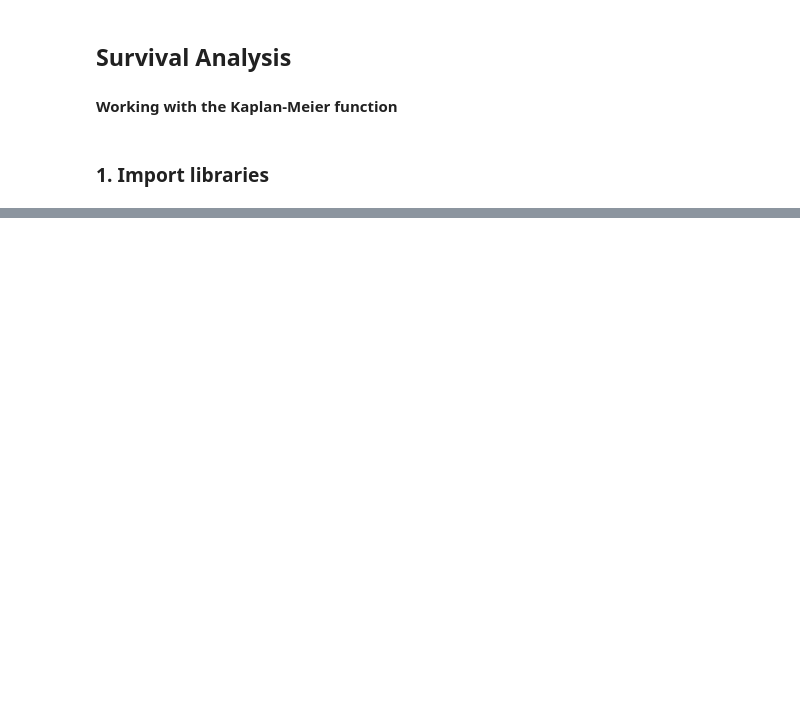
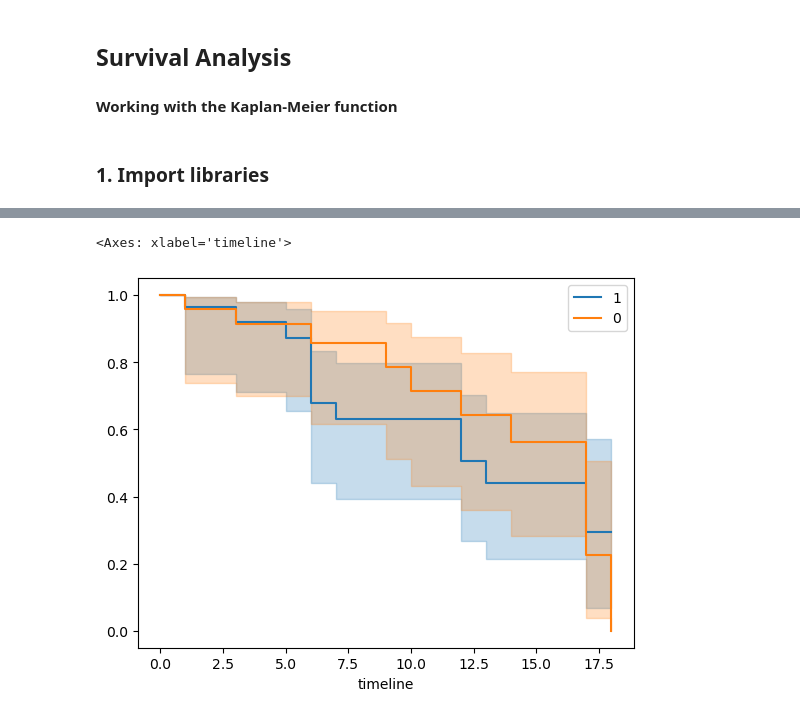
Before and after one commit to nachogalasso/da_python, a Jupyter notebook: hr_analytics/colacho_survival_analysis.ipynb, the cells around one changed output, grey strips where cells are left out. Drawn from its saved outputs; the diff is of its cells as text; code cells hidden in the pictures; blank space fills up the shorter version.

```diff
--- a/hr_analytics/colacho_survival_analysis.ipynb
+++ b/hr_analytics/colacho_survival_analysis.ipynb
@@ -56,0 +101,15 @@ empsur_df.describe()
+# %%
+# KMF for value 1
+kmf.fit(empsur_df.loc[empsur_df['Increment'] == 1, 'Spell'],
+empsur_df.loc[empsur_df['Increment'] == 1, 'Event'],
+label = '1' )
+ax = kmf.plot()
+
+# KMF for value 0
+kmf.fit(empsur_df.loc[empsur_df['Increment'] == 0, 'Spell'],
+empsur_df.loc[empsur_df['Increment'] == 0, 'Event'],
+label = '0' )
+kmf.plot(ax=ax)
+# %% [output]
+<Axes: xlabel='timeline'>
+[figure, added]
```
Also changed, not shown: parts of 11 cells of this notebook, 1 other file.
